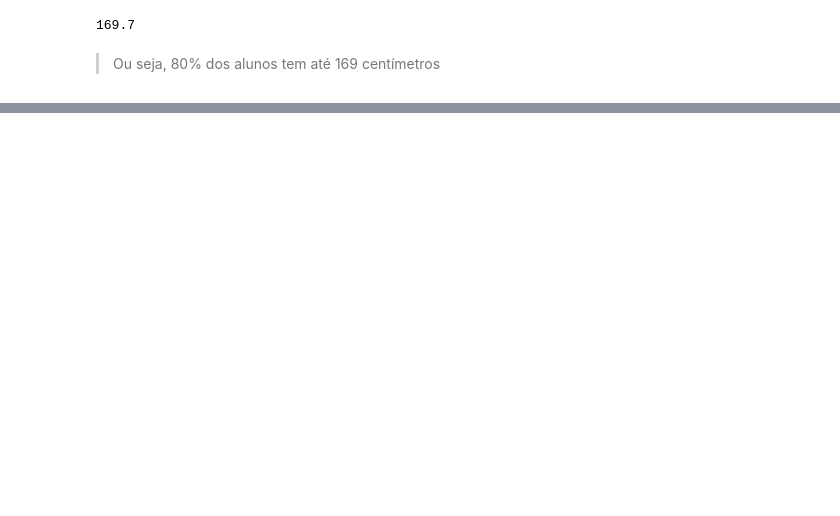
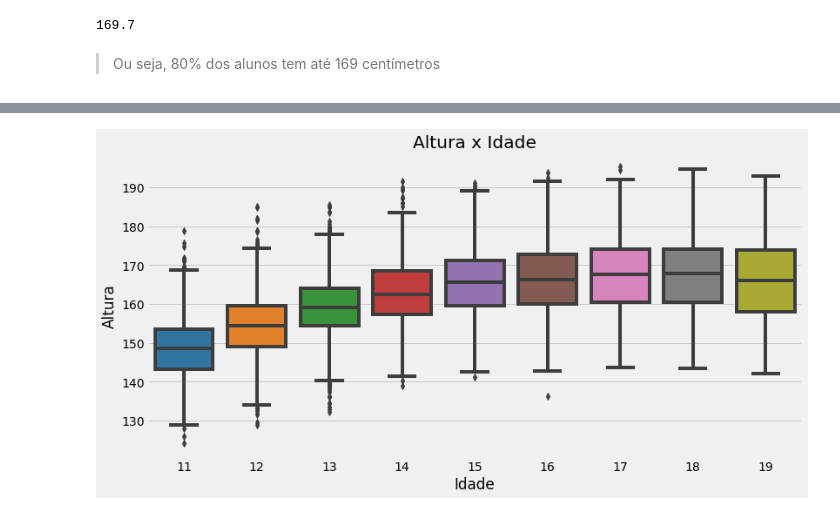
Before and after one commit to KPxto/bootcamp-alura, a Jupyter notebook: Bootcamp_Aulas.ipynb, the cells around one changed output, grey strips where cells are left out. Drawn from its saved outputs; the diff is of its cells as text; code cells hidden in the pictures; blank space fills up the shorter version.

```diff
--- a/Bootcamp_Aulas.ipynb
+++ b/Bootcamp_Aulas.ipynb
@@ -1994,0 +2027,9 @@ dados['VB17004'].quantile(0.80)
+# %%
+plt.figure(figsize=(12,6))
+ax = sns.boxplot(x='VB01003', y='VB17004', data=dados)
+ax.set_title('Altura x Idade')
+ax.set_xlabel('Idade')
+ax.set_ylabel('Altura')
+ax;
+# %% [output]
+[figure, added]
```
Also changed, not shown: parts of 15 cells of this notebook.
